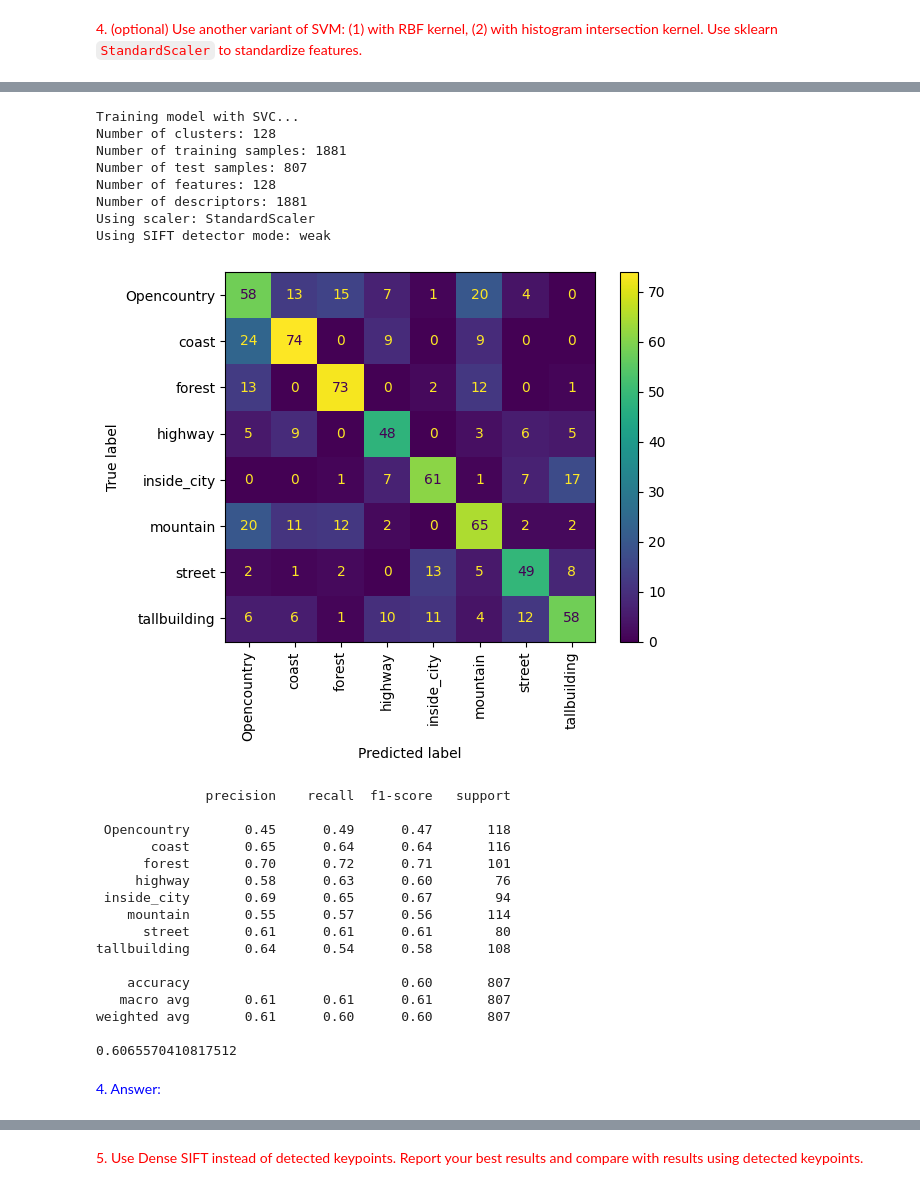
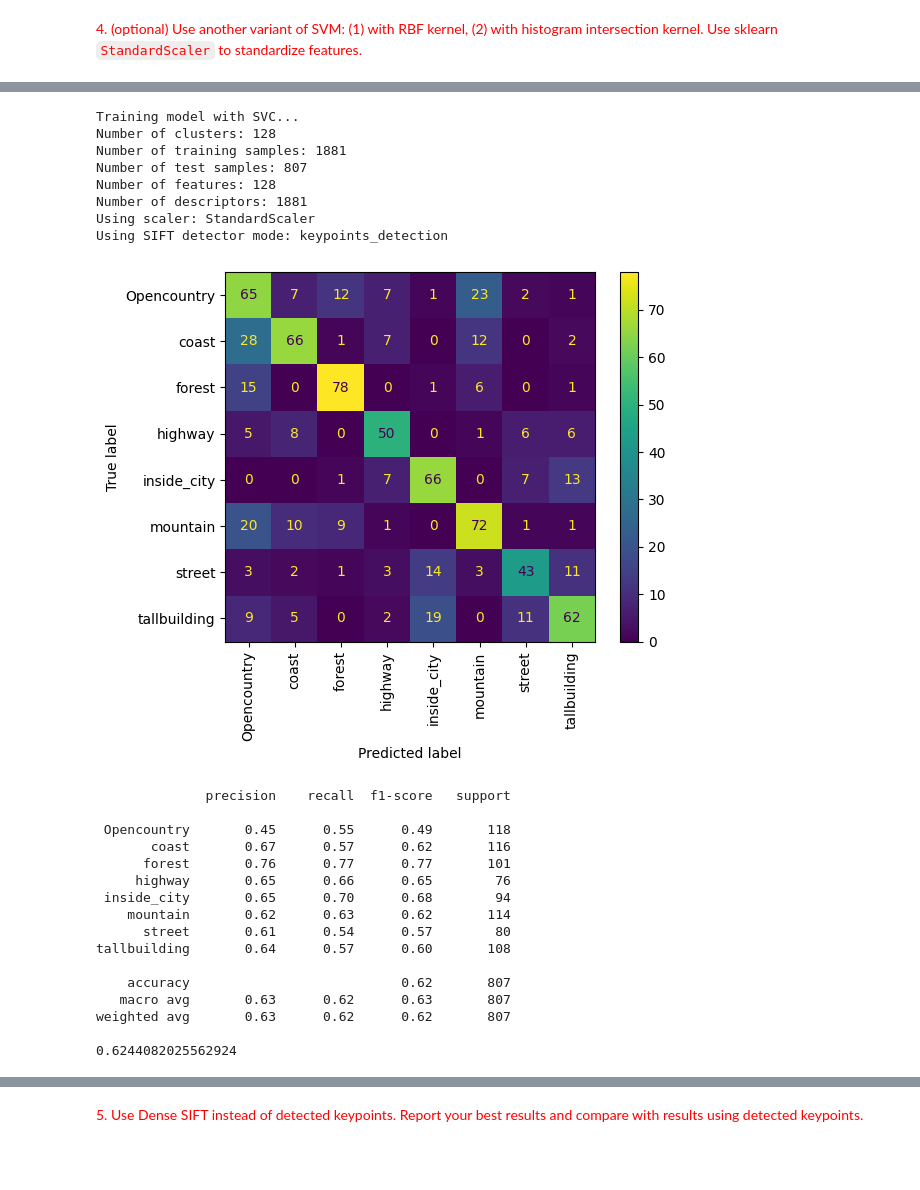
Before and after one commit to enricrp8/cvdl-labs, a Jupyter notebook: Lab3/CVDL_Lab1_BagofVisualWords_2025.ipynb, the cells around one changed output, grey strips where cells are left out. Drawn from its saved outputs; the diff is of its cells as text; code cells hidden in the pictures; blank space fills up the shorter version.

```diff
--- a/Lab3/CVDL_Lab1_BagofVisualWords_2025.ipynb
+++ b/Lab3/CVDL_Lab1_BagofVisualWords_2025.ipynb
@@ -255,7 +259,7 @@ def compute_histograms(filenames, codebook, n_clusters, scaler, detector, mode):
 
     return histograms
 # %%
-visual_words_test = compute_histograms(test_filenames, codebook, n_clusters, None, detector, 'weak')
+visual_words_test = compute_histograms(test_filenames, codebook, n_clusters, None, detector, 'keypoints_detection')
 # %%
 print ('example of a histogram of visual words (representation of image i):')
 print (visual_words_test[0,:])
@@ -361,10 +367,11 @@ def run_model(model, D, k, descriptors, train_labels, test_filenames, test_label
 # %%
 train_filenames, test_filenames, train_labels, test_labels = load_files()
 SIFTdetector = cv2.SIFT_create(300)
-Train_descriptors, D = compute_SIFT_descriptors(train_filenames, train_labels, SIFTdetector)
+Train_descriptors, D = compute_SIFT_descriptors(train_filenames, train_labels, SIFTdetector, 'keypoints_detection')
 for k in [64, 128, 256]:
     for knn_n in [1, 3, 5]:
-        print(f"Running KNN with k={k} and n_neighbors={knn_n}...")
-        knn = KNeighborsClassifier(n_neighbors=knn_n,n_jobs=-1,metric='euclidean')
-        run_model(knn, D, k, Train_descriptors, train_labels, test_filenames, test_labels, None , SIFTdetector, 'weak')
+        for metric in ['euclidean', 'cosine', 'minkowski']:
+            print(f"Running KNN with k={k}, n_neighbors={knn_n} amd metric={metric}...")
+            knn = KNeighborsClassifier(n_neighbors=knn_n,n_jobs=-1,metric=metric)
+            run_model(knn, D, k, Train_descriptors, train_labels, test_filenames, test_labels, None , SIFTdetector, 'keypoints_detection')
 # %% [output]
@@ -478,10 +517,10 @@ Using SIFT detector mode: weak
 # Your code here to compute the codebook and histograms for training images
 train_filenames, test_filenames, train_labels, test_labels = load_files()
 SIFTdetector = cv2.SIFT_create(300)
-descriptors, D = compute_SIFT_descriptors(filenames, train_labels, SIFTdetector)
+descriptors, D = compute_SIFT_descriptors(filenames, train_labels, SIFTdetector, 'keypoints_detection')
 svm = SVC(kernel='linear')
 scaler = StandardScaler()
-run_model(svm, D, 128, Train_descriptors, train_labels, test_filenames, test_labels, scaler,SIFTdetector, 'weak')
+run_model(svm, D, 128, Train_descriptors, train_labels, test_filenames, test_labels, scaler,SIFTdetector, 'keypoints_detection')
 # %% [output]
 Training model with SVC...
 Number of clusters: 128
@@ -517,10 +558,10 @@ Use sklearn `StandardScaler` to standardize features.</font><br>
 # Your code here to compute the codebook and histograms for training images
 train_filenames, test_filenames, train_labels, test_labels = load_files()
 SIFTdetector = cv2.SIFT_create(300)
-descriptors, D = compute_SIFT_descriptors(filenames, train_labels, SIFTdetector)
+descriptors, D = compute_SIFT_descriptors(filenames, train_labels, SIFTdetector, 'keypoints_detection')
 svm = SVC(kernel='rbf')
 scaler = StandardScaler()
-run_model(svm, D, 128, Train_descriptors, train_labels, test_filenames, test_labels, scaler, SIFTdetector, 'weak')
+run_model(svm, D, 128, Train_descriptors, train_labels, test_filenames, test_labels, scaler, SIFTdetector, 'keypoints_detection')
 # %% [output]
 Training model with SVC...
 Number of clusters: 128
@@ -552,52 +593,50 @@ def histogram_intersection_kernel(X, Y=None):
     """
     Compute the histogram intersection kernel between X and Y.
     K(x, y) = sum(min(x_i, y_i))
 
     Parameters
     ----------
     X : array-like, shape (n_samples_X, n_features)
         First set of samples.
     Y : array-like, shape (n_samples_Y, n_features), optional
         Second set of samples. If None, Y=X.
 
     Returns
     -------
     K : array-like, shape (n_samples_X, n_samples_Y)
         Kernel matrix.
     """
     return pairwise_kernels(X, Y, metric=lambda x, y: np.sum(np.minimum(x, y)))
 
 train_filenames, test_filenames, train_labels, test_labels = load_files()
 SIFTdetector = cv2.SIFT_create(300)
-descriptors, D = compute_SIFT_descriptors(filenames, train_labels, SIFTdetector)
+descriptors, D = compute_SIFT_descriptors(filenames, train_labels, SIFTdetector, 'keypoints_detection')
 svm = SVC(kernel=histogram_intersection_kernel)
 scaler = StandardScaler()
-run_model(svm, D, 128, Train_descriptors, train_labels, test_filenames, test_labels, scaler, SIFTdetector, 'weak')
+run_model(svm, D, 128, Train_descriptors, train_labels, test_filenames, test_labels, scaler, SIFTdetector, 'keypoints_detection')
 # %% [output]
 Training model with SVC...
 Number of clusters: 128
 Number of training samples: 1881
 Number of test samples: 807
 Number of features: 128
 Number of descriptors: 1881
 Using scaler: StandardScaler
-Using SIFT detector mode: weak
+Using SIFT detector mode: keypoints_detection
-[figure, old version]
+[figure, new version]
               precision    recall  f1-score   support
 
- Opencountry       0.45      0.49      0.47       118
-       coast       0.65      0.64      0.64       116
-      forest       0.70      0.72      0.71       101
-     highway       0.58      0.63      0.60        76
- inside_city       0.69      0.65      0.67        94
-    mountain       0.55      0.57      0.56       114
-      street       0.61      0.61      0.61        80
-tallbuilding       0.64      0.54      0.58       108
+ Opencountry       0.45      0.55      0.49       118
+       coast       0.67      0.57      0.62       116
+      forest       0.76      0.77      0.77       101
+     highway       0.65      0.66      0.65        76
+ inside_city       0.65      0.70      0.68        94
+    mountain       0.62      0.63      0.62       114
+      street       0.61      0.54      0.57        80
+tallbuilding       0.64      0.57      0.60       108
 
-    accuracy                           0.60       807
-   macro avg       0.61      0.61      0.61       807
-weighted avg       0.61      0.60      0.60       807
+    accuracy                           0.62       807
+   macro avg       0.63      0.62      0.63       807
+weighted avg       0.63      0.62      0.62       807
 
-0.6065570410817512
+0.6244082025562924
-# %% [markdown]
-<font color=blue>4. Answer:  </font><br>
```
Also changed, not shown: parts of 22 cells of this notebook.
